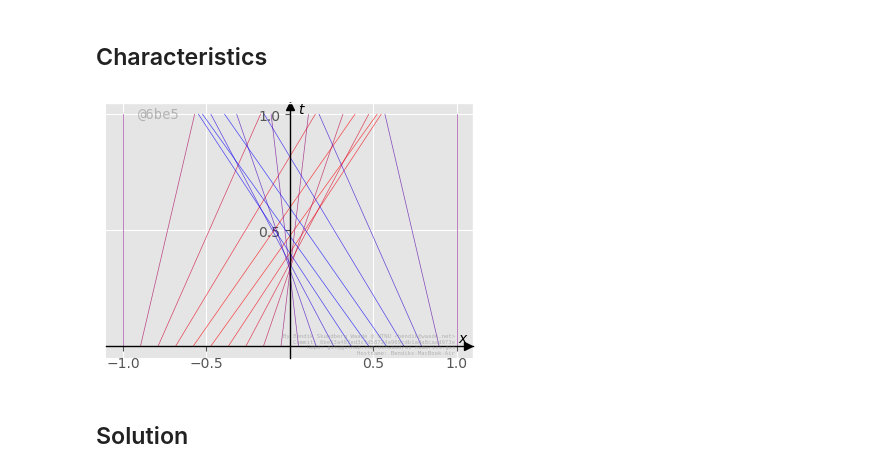
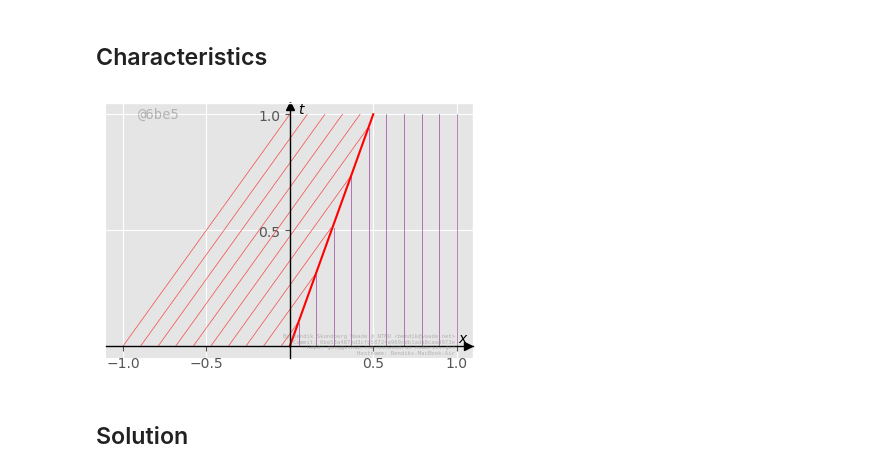
Before and after one commit to benwaad/ninn, a Jupyter notebook: Theory/example_plots.ipynb, the cells around one changed output. Cells and saved outputs as stored; diff of their text form; code cells hidden in the pictures.

```diff
--- a/Theory/example_plots.ipynb
+++ b/Theory/example_plots.ipynb
@@ -46,42 +46,44 @@ plt.show()
 # %% [markdown]
 ## Characteristics
 # %%
-# a = lambda x: 1 if x <= 0 else 0
-a = lambda x: -np.sin(np.pi*x)
+a = lambda x: 1 if x <= 0 else 0
+# a = lambda x: -np.sin(np.pi*x)
 M = 50
 x0 = np.linspace(-1,1, 20)
 cmap = mpl.colormaps['brg']
 normalizer = mpl.colors.Normalize(vmin=-1,vmax=3)
 col = lambda x: cmap(normalizer(x))
 #chars = np.zeros((M,len(x0)))
 t = np.linspace(0,1,M)
 fig, ax = plt.subplots(1,1,figsize=(4,3))
 ax.spines['left'].set_position(('data',0.0))
 ax.spines['left'].set_color('black')
 ax.spines['bottom'].set_position(('data',0.0))
 ax.spines['bottom'].set_color('black')
 ax.set_xticks([-1,-.5,.5,1])
 ax.set_yticks([.5,1])
 ax.plot(0.986, 0, ">k", transform=ax.get_yaxis_transform(), clip_on=False)
 ax.plot(0, .986, "^k", transform=ax.get_xaxis_transform(), clip_on=False)
 ax.annotate('$t$', (.05,1.005))
 ax.annotate('$x$', (1.005,.02))
 # ax.set_xlabel('$x$')
 # ax.set_ylabel('$t$')
 # ax.set_ylim(-.1,1.1)
 
 for i, x in enumerate(x0):
     l = x+a(x)*t
-    idx = np.where(abs(x-a(x)*t)<1)
-    ax.plot(l, t, color=col(a(x)), linewidth=.5, alpha=.7)
+    # idx = np.where(abs(x-a(x)*t)<1)
+    idx = np.where(l<t/2) if x<=0 else np.where(l>t/2)
+    ax.plot(l[idx], t[idx], color=col(a(x)), linewidth=.5, alpha=.7)
+ax.plot(t/2, t, color='red')
 # ax.set_xlim(-1.5,1.5)
 # ax.set_ylim(-.3,1.3)
 # plt.savefig('characteristics/lin_a{a}.pdf')
 plt.tight_layout()
-savePlot(f'characteristics/burgers_sinusoidal_char.pdf')
+savePlot(f'characteristics/burgers_RH_shock.pdf')
 plt.show()
 # %% [output]
-[figure, old version]
+[figure, new version]
 # %% [markdown]
 ## Solution
 # %%
```
Also changed, not shown: 2 other files.
